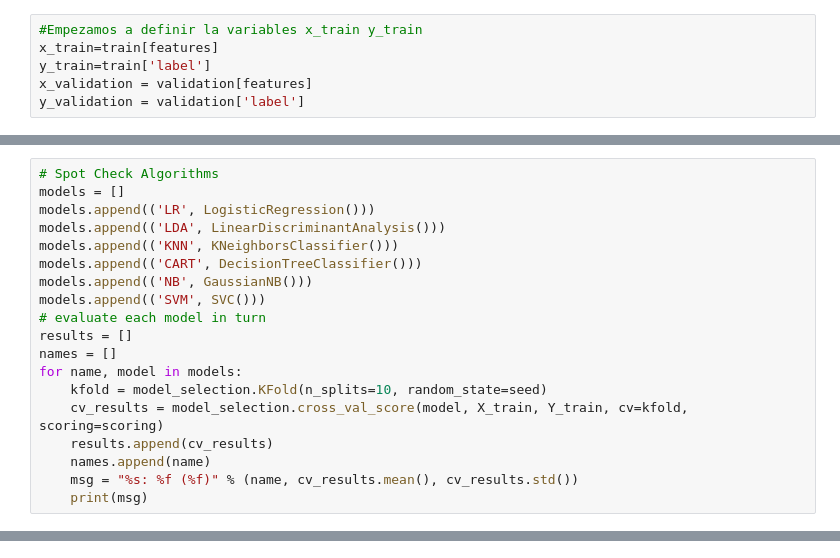
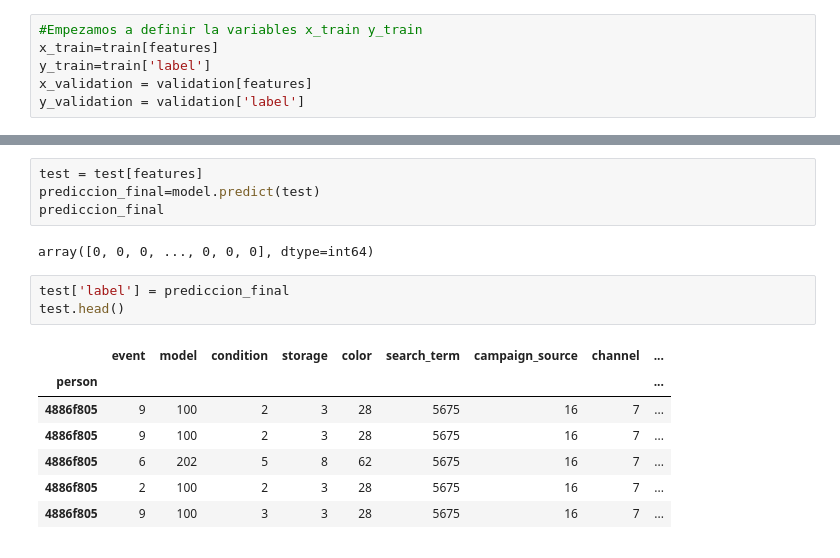
Before and after one commit to felipegonzalez2112/tp-2018-organizacion-de-datos, a Jupyter notebook: KNN.ipynb, the cells around one changed output, grey strips where cells are left out. Cells and saved outputs as stored; diff of their text form.

```diff
--- a/KNN.ipynb
+++ b/KNN.ipynb
@@ -212,19 +252,0 @@ scoring = 'accuracy'
-# %%
-# Spot Check Algorithms
-models = []
-models.append(('LR', LogisticRegression()))
-models.append(('LDA', LinearDiscriminantAnalysis()))
-models.append(('KNN', KNeighborsClassifier()))
-models.append(('CART', DecisionTreeClassifier()))
-models.append(('NB', GaussianNB()))
-models.append(('SVM', SVC()))
-# evaluate each model in turn
-results = []
-names = []
-for name, model in models:
-	kfold = model_selection.KFold(n_splits=10, random_state=seed)
-	cv_results = model_selection.cross_val_score(model, X_train, Y_train, cv=kfold, scoring=scoring)
-	results.append(cv_results)
-	names.append(name)
-	msg = "%s: %f (%f)" % (name, cv_results.mean(), cv_results.std())
-	print(msg)
@@ -264,0 +253,17 @@ predicciones.head()
+# %%
+test = test[features]
+prediccion_final=model.predict(test)
+prediccion_final
+# %% [output]
+array([0, 0, 0, ..., 0, 0, 0], dtype=int64)
+# %%
+test['label'] = prediccion_final
+test.head()
+# %% [output]
+|  | event | model | condition | storage | color | search_term | campaign_source | channel | ... |
+| person |  |  |  |  |  |  |  |  | ... |
+| 4886f805 | 9 | 100 | 2 | 3 | 28 | 5675 | 16 | 7 | ... |
+| 4886f805 | 9 | 100 | 2 | 3 | 28 | 5675 | 16 | 7 | ... |
+| 4886f805 | 6 | 202 | 5 | 8 | 62 | 5675 | 16 | 7 | ... |
+| 4886f805 | 2 | 100 | 2 | 3 | 28 | 5675 | 16 | 7 | ... |
+| 4886f805 | 9 | 100 | 3 | 3 | 28 | 5675 | 16 | 7 | ... |
```
Also changed, not shown: parts of 21 cells of this notebook.
